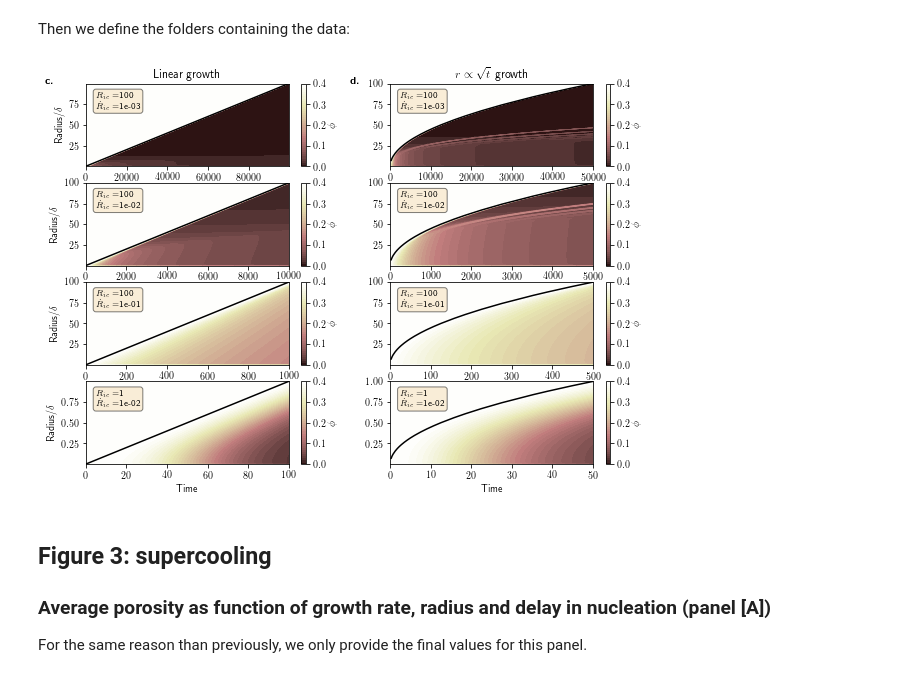
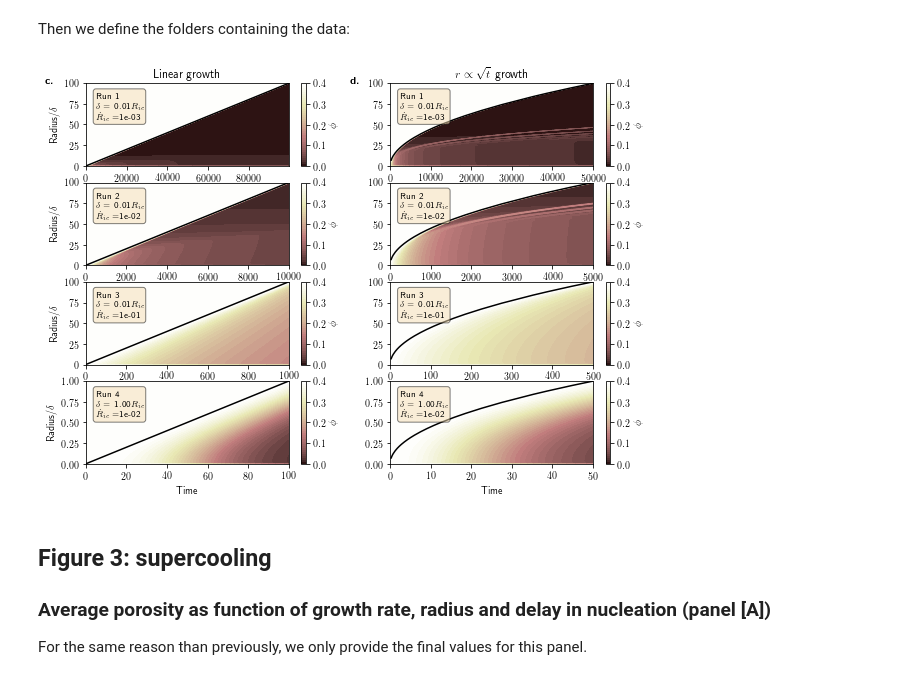
Before and after one commit to MarineLasbleis/mushdynamics, a Jupyter notebook: notebooks/Figures.ipynb, the cells around one changed output. Saved outputs shown, nothing was run; the diff lists cells and outputs as text; code cells hidden in the pictures.

```diff
--- a/notebooks/Figures.ipynb
+++ b/notebooks/Figures.ipynb
@@ -70,7 +71,7 @@ def diagram(df, ylim=[-2, 2.5], xlim=[-4, 3], N=50):
     cntr1 = ax[0].tricontourf(x, y, delta, levels=np.linspace(-4, 4, N),  cmap=cmap)
     cntr2 = ax[1].tricontourf(x, y, phi, levels=np.linspace(0, 0.4, N),  cmap=cmap)
     cbar1 = plt.colorbar(cntr1, ax=ax[0], ticks=np.linspace(-4, 4, 9))
-    cbar1.ax.set_ylabel("$\ln_{10}\delta_{ul}/\dot{R}_{{ic}}( \tau_{{ic}})$")
+    cbar1.ax.set_ylabel("$\ln_{10}\delta_{ul}/ R_{{ic}}$")
     cbar2 = plt.colorbar(cntr2, ax=ax[1], ticks=[0., 0.1, 0.2, 0.3, 0.4])
     cbar2.ax.set_ylabel(r"$<\phi>$")
     ax[0].set_title("Thickness of upper layer")
@@ -87,11 +88,15 @@ fig, ax = diagram(diag_linear, ylim=[-1, 3], xlim=[-3.1, 1])
 # We had the points corresponding to the cases plotted after
 R = [2, 2, 2, 0]
 dot_R = [-3, -2, -1, -2]
+labels = ["1", "2", "3", "4"]
 
 for i, text in enumerate(["a", "b"]):
 
     ax[i].tick_params(direction="out", top=True, right=True)
-    ax[i].scatter(dot_R, R, c="w", marker="*")
+
+    for text, x, y in zip(labels, dot_R, R):
+        ax[i].scatter(x, y, c="w", marker="*")
+        ax[i].text(x+0.1, y+0.1, text, fontsize=9, color='white')
     ax[i].text(-0.1, 1.10, r"\textbf{"+text+".}", transform=ax[i].transAxes, fontsize=11,
                 verticalalignment='top')
 
@@ -130,7 +135,7 @@ def extract_files(subfolder):
                         print(exc)
         return file_stat, param, timesteps
 
-def figure_lineaire(folder, ax3, fig3):
+def figure_lineaire(folder, ax3, fig3, i_fig=0):
     """ Porosity structure evolution with time """
 
     file_stat, param, timesteps = extract_files(folder)
@@ -160,9 +165,9 @@ def figure_lineaire(folder, ax3, fig3):
     ax3.set_xlim([0., time])
     ax3.plot(Time, rayon, 'k')
     cb.set_label("$\phi$")
-    textstr = '\n'.join((
-                    r"$R_{{ic}}=${:.0f}".format(param["Ric_adim"]),
-                    r"$\dot R_{{ic}}=${:.0e}".format(param["dot_r"])))
+    textstr = '\n'.join((r"Run {}".format(i_fig),
+                    r"$\delta$ = {:.2f}$R_{{ic}}$".format(1/param["Ric_adim"]), # r"$R_{{ic}}=${:.0f}".format(param["Ric_adim"]),
+                    r"$\dot R_{{ic}}=${:.0e}".format(param["dot_r"])   ))
 
     props = dict(boxstyle='round', facecolor='wheat', alpha=0.5)
     ax3.text(0.05, 0.90, textstr, transform=ax3.transAxes, fontsize=9,
@@ -182,27 +187,27 @@ folders_05=["exp_5.00e-01_coeff_4.47e-01_radius_1.00e+02",
 # %%
 N_fig = len(folders)
 fig, ax = plt.subplots(N_fig, 2, figsize=[10, 7])
 
 for i, folder in enumerate(folders):
 
-    figure_lineaire(base+folder, ax[i, 0], fig)
-    figure_lineaire(base+folders_05[i], ax[i, 1], fig)
+    figure_lineaire(base+folder, ax[i, 0], fig, i+1)
+    figure_lineaire(base+folders_05[i], ax[i, 1], fig, i+1)
 
     ax[i, 0].set_ylabel("Radius$/\delta$")
 
 ax[-1, 0].set_xlabel("Time")
 ax[-1, 1].set_xlabel("Time")
 ax[0, 0].set_title("Linear growth")
 ax[0, 1].set_title(r"$r\propto\sqrt{t}$ growth")
 
 ax[0, 0].text(-0.2, 1.10, r"\textbf{c.}", transform=ax[0, 0].transAxes, fontsize=11,
             verticalalignment='top')
 ax[0, 1].text(-0.2, 1.10, r"\textbf{d.}", transform=ax[0, 1].transAxes, fontsize=11,
             verticalalignment='top')
 
 plt.savefig("different_growth.pdf")
 # %% [output]
-[figure, old version]
+[figure, new version]
 # %% [markdown]
 ## Figure 3: supercooling
 
```
Also changed, not shown: parts of 6 cells of this notebook, 1 other file.
